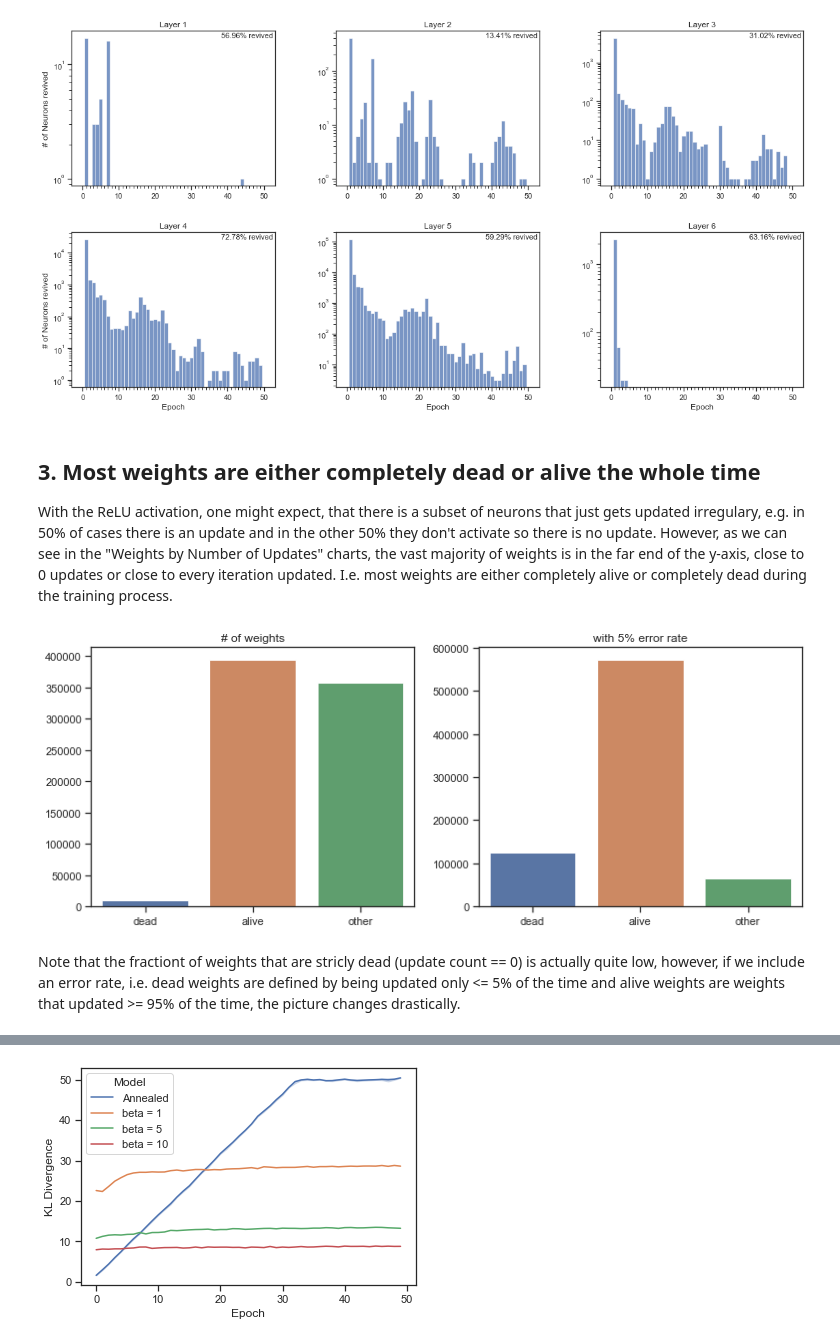
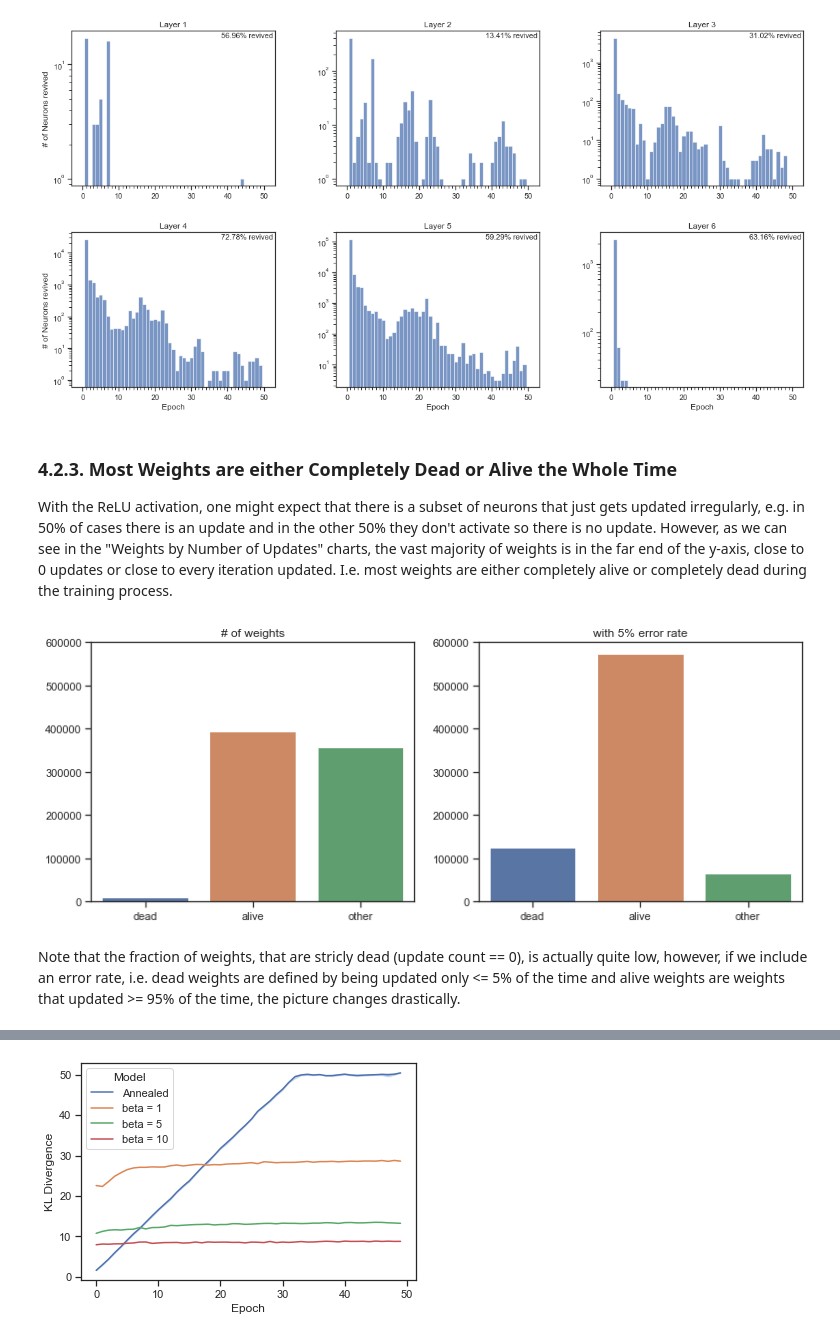
Before and after one commit to sebzap/deadneurons_in_vae, a Jupyter notebook: project_report_nb.ipynb, the cells around one changed output, grey strips where cells are left out. Drawn from its saved outputs; the diff is of its cells as text; code cells hidden in the pictures.

```diff
--- a/project_report_nb.ipynb
+++ b/project_report_nb.ipynb
@@ -176,7 +196,7 @@ sns.set_theme(style="ticks")
 # chart styling
 square_heatmap=False
 colors = "dark:coral"
-titles = ["# of updates", "iteration of last update", "# of dead epochs"]
+titles = ["# of Updates", "Iteration of Last Update", "# of Dead Epochs"]
 tick_offset = 2
 step_modifier_dict = {
             1: 1,
@@ -430,35 +462,37 @@ plt.show()
 # %% [output]
 [figure]
 # %% [markdown]
-## 3. Most weights are either completely dead or alive the whole time
+### 4.2.3. Most Weights are either Completely Dead or Alive the Whole Time
 
-With the ReLU activation, one might expect, that there is a subset of neurons that just gets updated irregulary, e.g. in 50% of cases there is an update and in the other 50% they don't activate so there is no update. However, as we can see in the "Weights by Number of Updates" charts, the vast majority of weights is in the far end of the y-axis, close to 0 updates or close to every iteration updated. I.e. most weights are either completely alive or completely dead during the training process.
+With the ReLU activation, one might expect that there is a subset of neurons that just gets updated irregularly, e.g. in 50% of cases there is an update and in the other 50% they don't activate so there is no update. However, as we can see in the "Weights by Number of Updates" charts, the vast majority of weights is in the far end of the y-axis, close to 0 updates or close to every iteration updated. I.e. most weights are either completely alive or completely dead during the training process.
 # %%
 fig, axs = plt.subplots(ncols=2, nrows=1, figsize= [6.4*2, 4.8*1])
 categories = ["dead", "alive", "other"]
 error_rate = 0.05
 
 alive, dead, total = 0,0,0
 for i, weight in enumerate(dnviz.weights):
     update_count = dndata[i][0].flatten()
     alive += (update_count == dnviz.total_iterations).sum().item()
     dead += (update_count == 0).sum().item()
     total += len(update_count)
 sns.barplot(x=categories, y=[dead, alive, total-dead-alive], ax=axs[0])
 axs[0].set_title("# of weights")
+axs[0].set_ylim([0, 6e5])
 
 alive, dead, total = 0,0,0
 for i, weight in enumerate(dnviz.weights):
     update_count = dndata[i][0].flatten()
     alive += (update_count > dnviz.total_iterations *(1-error_rate)).sum().item()
     dead += (update_count < dnviz.total_iterations*error_rate).sum().item()
     total += len(update_count)
 sns.barplot(x=categories, y=[dead, alive, total-dead-alive], ax=axs[1])
 axs[1].set_title("with 5% error rate")
+axs[1].set_ylim([0, 6e5])
 
 plt.show()
 # %% [output]
-[figure, old version]
+[figure, new version]
 # %% [markdown]
-Note that the fractiont of weights that are stricly dead (update count == 0) is actually quite low, however, if we include an error rate, i.e. dead weights are defined by being updated only <= 5% of the time and alive weights are weights that updated >= 95% of the time, the picture changes drastically.
+Note that the fraction of weights, that are stricly dead (update count == 0), is actually quite low, however, if we include an error rate, i.e. dead weights are defined by being updated only <= 5% of the time and alive weights are weights that updated >= 95% of the time, the picture changes drastically.
 # %% [markdown]
```
Also changed, not shown: parts of 33 cells of this notebook.
